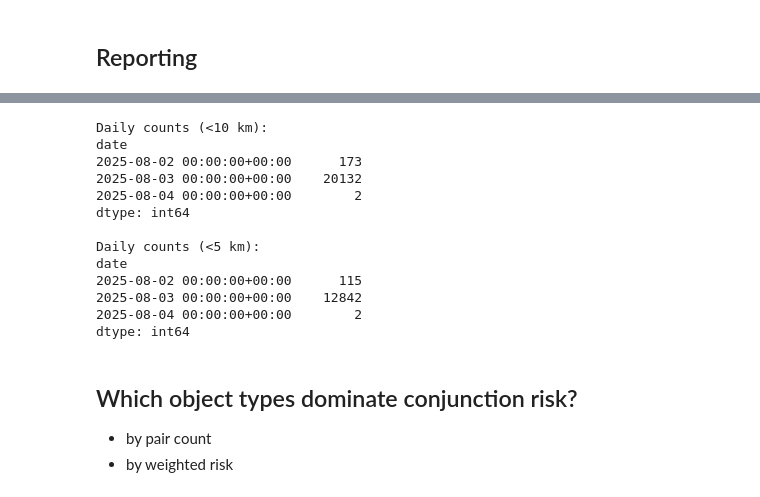
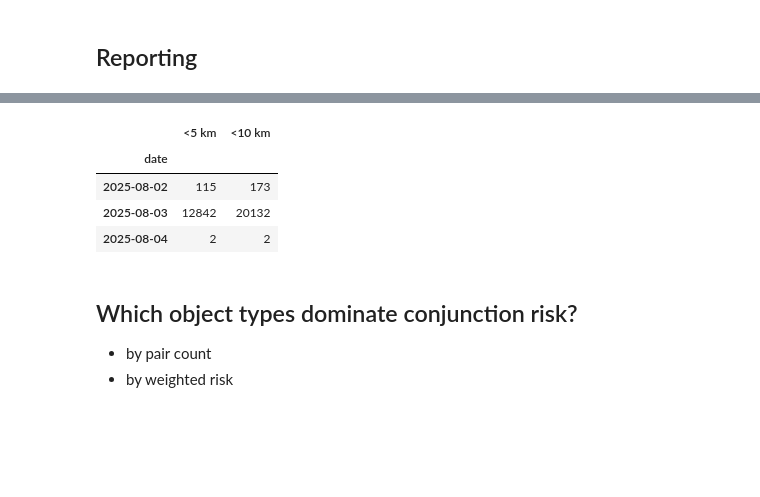
Before and after one commit to dezertdweller/Cosmic-Insights, a Jupyter notebook: notebooks/ash-eda/conjunction_risk.ipynb, the cells around one changed output, grey strips where cells are left out. Drawn from its saved outputs; the diff is of its cells as text; code cells hidden in the pictures; blank space fills up the shorter version.

```diff
--- a/notebooks/ash-eda/conjunction_risk.ipynb
+++ b/notebooks/ash-eda/conjunction_risk.ipynb
@@ -941,27 +973,24 @@ Events under 5.0 km:  12959
 # %%
 # count by day/hour (for multi-day runs)
 events_10["date"] = events_10["t_TCA"].dt.floor("D")
-daily_counts = events_10.groupby("date").size()
-print(f"Daily counts (<10 km): \n{daily_counts}")
+daily_10 = events_10.groupby("date").size()
 
-# count by day/hour (for multi-day runs)
 events_5["date"] = events_5["t_TCA"].dt.floor("D")
-daily_counts = events_5.groupby("date").size()
-print(f"\nDaily counts (<5 km): \n{daily_counts}")
+daily_5 = events_5.groupby("date").size()
+
+daily_table = pd.DataFrame({
+    "<5 km": daily_5,
+    "<10 km": daily_10
+})
+
+daily_table.index = daily_table.index.strftime("%Y-%m-%d")
+daily_table
 # %% [output]
-Daily counts (<10 km):
-date
-2025-08-02 00:00:00+00:00      173
-2025-08-03 00:00:00+00:00    20132
-2025-08-04 00:00:00+00:00        2
-dtype: int64
-
-Daily counts (<5 km):
-date
-2025-08-02 00:00:00+00:00      115
-2025-08-03 00:00:00+00:00    12842
-2025-08-04 00:00:00+00:00        2
-dtype: int64
+|  | <5 km | <10 km |
+| date |  |  |
+| 2025-08-02 | 115 | 173 |
+| 2025-08-03 | 12842 | 20132 |
+| 2025-08-04 | 2 | 2 |
 # %% [markdown]
 ## Which object types dominate conjunction risk?
 
```
Also changed, not shown: parts of 25 cells of this notebook, 8 other files.
